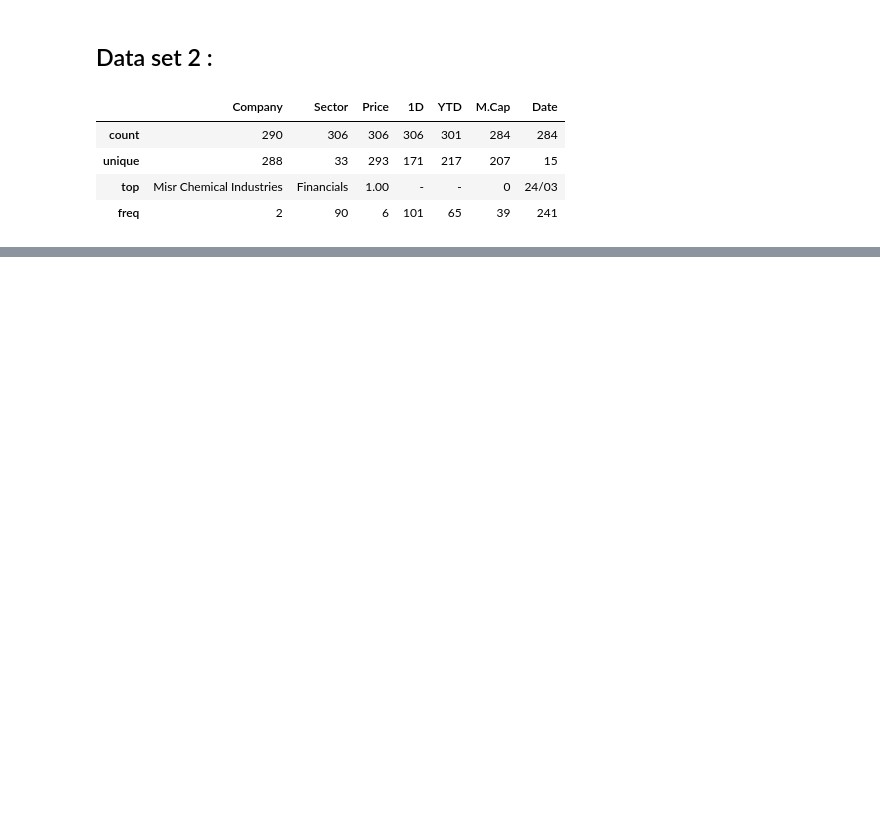
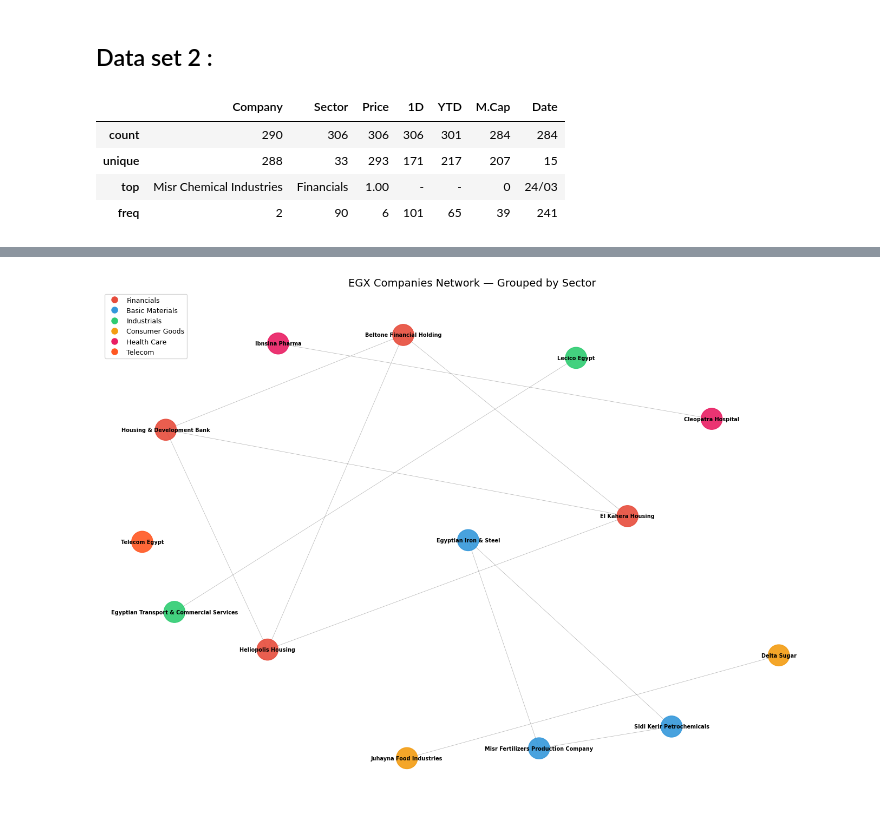
Before and after one commit to abdulrahman-mahmoud/Egxstock-analysis, a Jupyter notebook: Proessing/cleaning_anaylsis.ipynb, the cells around one changed output, grey strips where cells are left out. Drawn from its saved outputs; the diff is of its cells as text; code cells hidden in the pictures; blank space fills up the shorter version.

```diff
--- a/Proessing/cleaning_anaylsis.ipynb
+++ b/Proessing/cleaning_anaylsis.ipynb
@@ -84,3 +79,4 @@ Name: count, dtype: int64
 # %%
 df = df.drop(["Capital Gains","Dividends","Stock Splits"],axis=1)
+df.columns = df.columns.str.strip()
 # %%
@@ -134,5 +125,9 @@ df2.describe()
 | top | Misr Chemical Industries | Financials | 1.00 | - | - | 0 | 24/03 |
 | freq | 2 | 90 | 6 | 101 | 65 | 39 | 241 |
 # %%
-df2 = df2.dropna()
-df2.isna().sum()
+SECTORS = [
+    'Financials', 'Basic Materials', 'Industrials', 'Consumer Goods',
+    'Consumer Services', 'Technology', 'Health Care', 'Utilities', 'Telecom', 'Oil & Gas']
+
+df2 = df2[df2['Sector'].isin(SECTORS)].copy()
+df2 = df2.dropna(subset=['Company', 'Sector']).reset_index(drop=True)
@@ -187,4 +179,4 @@ memory usage: 17.7+ KB
 # %%
-df["Range"] = (df["High"]-df["Low"]) /df["Close"]
-df["Daily Return"] = ((df['Close'] - df['Open']) / df['Open']) * 100
+df['Price_Range']     = (df['High'] - df['Low']) / df['Close']
+df['Period_Return']   = ((df['Close'] - df['Open']) / df['Open']) * 100
 # %%
@@ -222,0 +233,6 @@ df
+# %%
+# Create a dictionary mapping Company to Sector from df2
+sector_map = df2.drop_duplicates('Company').set_index('Company')['Sector'].to_dict()
+
+# Add Sector column to df
+df['Sector'] = df['Company'].map(sector_map)
@@ -222,0 +265,60 @@ df
+# %%
+# Define colors for each sector
+sector_colors = {
+    'Financials': '#e74c3c',
+    'Basic Materials': '#3498db',
+    'Industrials': '#2ecc71',
+    'Consumer Goods': '#f39c12',
+    'Consumer Services': '#9b59b6',
+    'Technology': '#1abc9c',
+    'Health Care': '#e91e63',
+    'Utilities': '#00bcd4',
+    'Telecom': '#ff5722',
+    'Oil & Gas': '#795548'
+}
+
+# Assign color to each node
+node_colors = []
+for node in G_sector.nodes():
+    sector = G_sector.nodes[node].get('sector', '')
+    color = sector_colors.get(sector, '#95a5a6')
+    node_colors.append(color)
+
+# Create figure
+fig, ax = plt.subplots(figsize=(14, 10))
+
+# Calculate positions
+pos = nx.spring_layout(G_sector, k=2, iterations=50, seed=42)
+
+# Draw nodes
+nx.draw_networkx_nodes(G_sector, pos, ax=ax,
+                       node_color=node_colors,
+                       node_size=800,
+                       alpha=0.9)
+
+# Draw edges
+nx.draw_networkx_edges(G_sector, pos, ax=ax,
+                       edge_color="#000000",
+                       width=0.5,
+                       alpha=0.3)
+
+# Draw labels
+nx.draw_networkx_labels(G_sector, pos, ax=ax,
+                        font_size=7,
+                        font_weight='bold')
+
+# Create legend
+legend_list = []
+for sector, color in sector_colors.items():
+    if sector in df['Sector'].dropna().unique():
+        line = plt.Line2D([0], [0], marker='o', color='w',
+                         markerfacecolor=color, markersize=10, label=sector)
+        legend_list.append(line)
+
+ax.legend(handles=legend_list, loc='upper left', fontsize=9)
+ax.set_title('EGX Companies Network — Grouped by Sector', fontsize=14)
+ax.axis('off')
+plt.tight_layout()
+plt.show()
+# %% [output]
+[figure, added]
```
Also changed, not shown: parts of 26 cells of this notebook.
